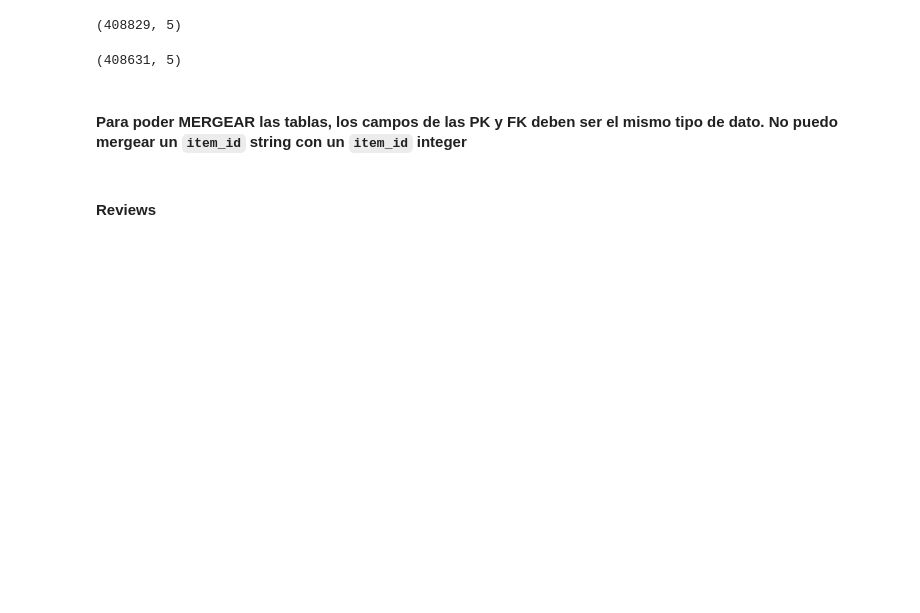
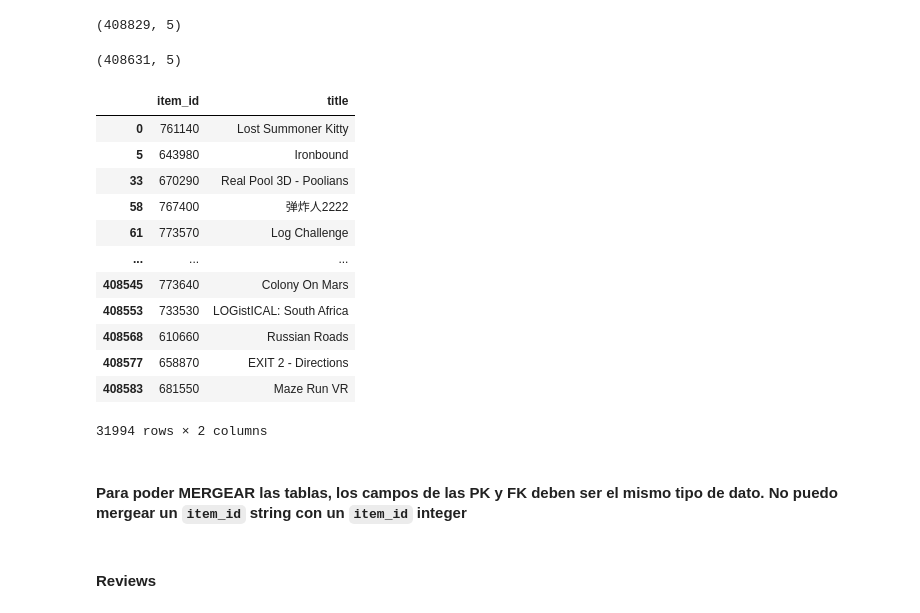
Before and after one commit to jmartindiaz/Sist_Recomendacion_Juegos_PT07, a Jupyter notebook: disponibilizacion_datos.ipynb, the cells around one changed output. Drawn from its saved outputs; the diff is of its cells as text; code cells hidden in the pictures; blank space fills up the shorter version.

```diff
--- a/disponibilizacion_datos.ipynb
+++ b/disponibilizacion_datos.ipynb
@@ -121,6 +136,23 @@ games.dropna(subset='genres', inplace=True, ignore_index=True)
 games.shape
 # %% [output]
 (408631, 5)
+# %%
+games_id = games[['item_id', 'title']].drop_duplicates()
+games_id
+# %% [output]
+|  | item_id | title |
+| 0 | 761140 | Lost Summoner Kitty |
+| 5 | 643980 | Ironbound |
+| 33 | 670290 | Real Pool 3D - Poolians |
+| 58 | 767400 | 弹炸人2222 |
+| 61 | 773570 | Log Challenge |
+| ... | ... | ... |
+| 408545 | 773640 | Colony On Mars |
+| 408553 | 733530 | LOGistICAL: South Africa |
+| 408568 | 610660 | Russian Roads |
+| 408577 | 658870 | EXIT 2 - Directions |
+| 408583 | 681550 | Maze Run VR |
+31994 rows × 2 columns
 # %% [markdown]
 #### Para poder MERGEAR las tablas, los campos de las PK y FK deben ser el mismo tipo de dato. No puedo mergear un ``item_id`` string con un ``item_id`` integer
 # %% [markdown]
```
Also changed, not shown: parts of 22 cells of this notebook, 3 other files.
